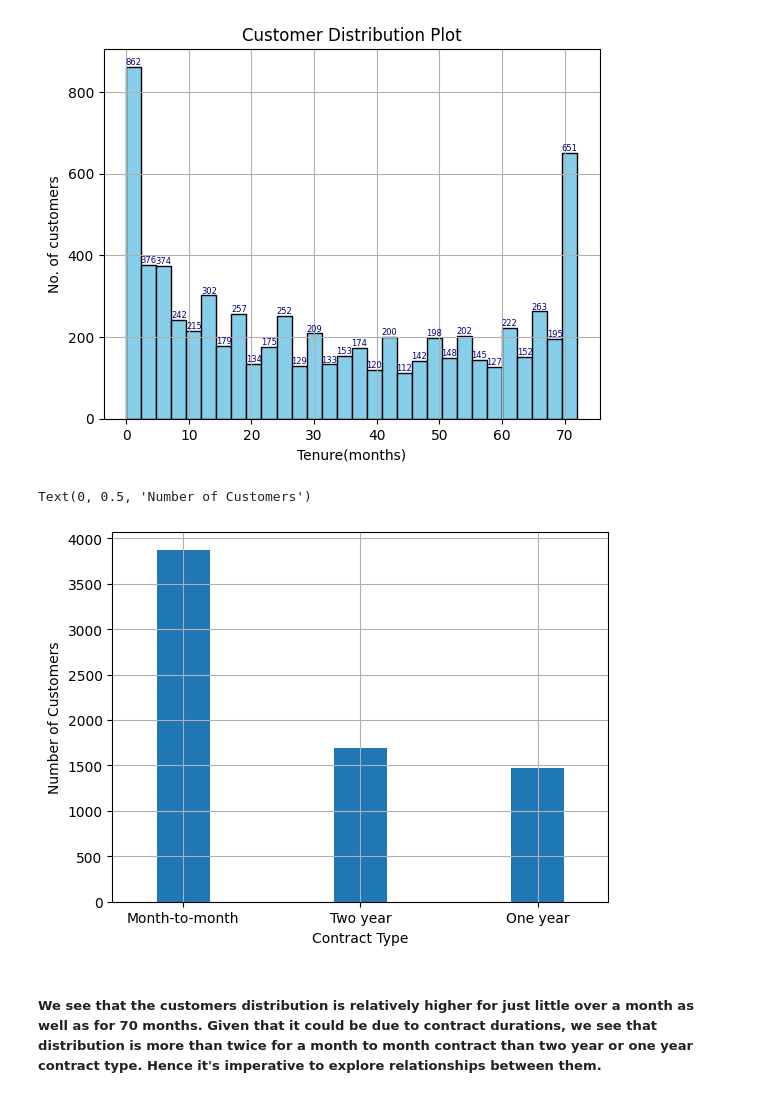
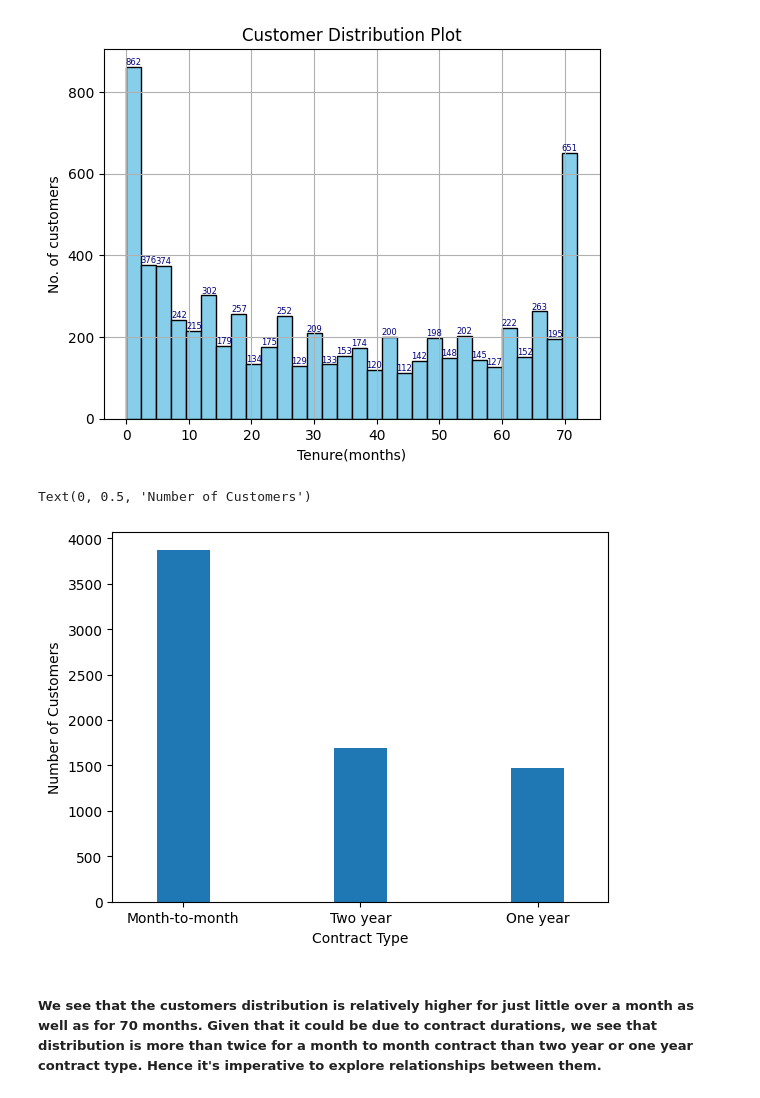
Before and after one commit to shanky474/pfizer_case_study_customer_churn, a Jupyter notebook: Customer_Churn_EDA.ipynb, the cells around one changed output. Cells and saved outputs as stored; diff of their text form; code cells hidden in the pictures.

```diff
--- a/Customer_Churn_EDA.ipynb
+++ b/Customer_Churn_EDA.ipynb
@@ -186,12 +186,12 @@ plt.show()
 [figure]
 # %%
 # For Contract
-ax = df_fine_tune['Contract'].value_counts().plot(kind = 'bar',rot = 0, width = 0.3, grid=True)
+ax = df_fine_tune['Contract'].value_counts().plot(kind = 'bar',rot = 0, width = 0.3)
 ax.set_xlabel('Contract Type')
 ax.set_ylabel('Number of Customers')
 # %% [output]
 Text(0, 0.5, 'Number of Customers')
-[figure, old version]
+[figure, new version]
 # %% [markdown]
 ##### We see that the customers distribution is relatively higher for just little over a month as well as for 70 months. Given that it could be due to contract durations, we see that distribution is more than twice for a month to month contract than two year or one year contract type. Hence it's imperative to explore relationships between them.
 # %%
```
Also changed, not shown: parts of 2 cells of this notebook.
